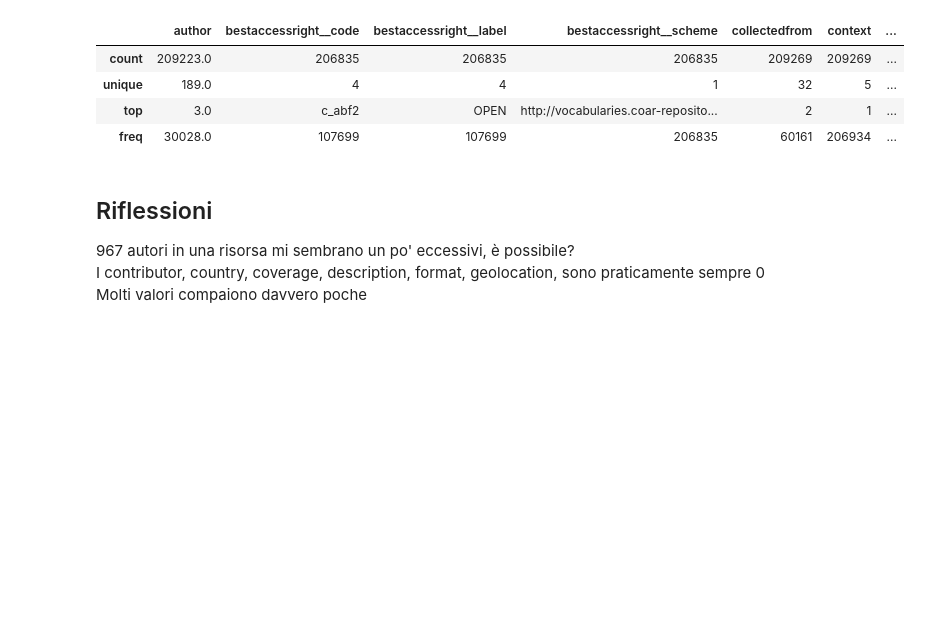
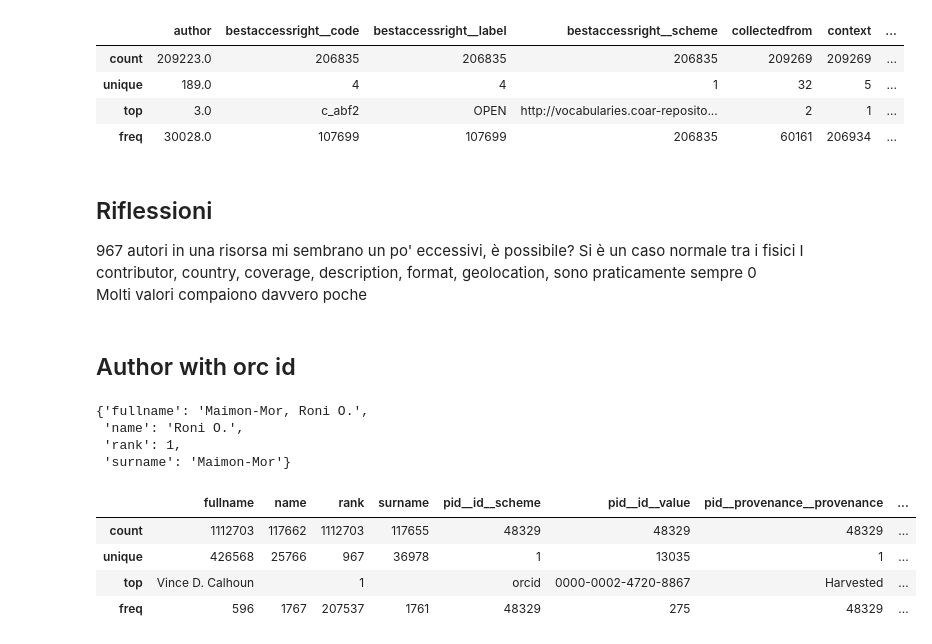
Before and after one commit to minu7/import_aire_to_neo4j, a Jupyter notebook: attribute_analysis.ipynb, the cells around one changed output. Drawn from its saved outputs; the diff is of its cells as text; code cells hidden in the pictures; blank space fills up the shorter version.

```diff
--- a/attribute_analysis.ipynb
+++ b/attribute_analysis.ipynb
@@ -91,6 +91,41 @@ df.astype(object).describe()
 | freq | 30028.0 | 107699 | 107699 | 206835 | 60161 | 206934 | ... |
 # %% [markdown]
 ## Riflessioni
-967 autori in una risorsa mi sembrano un po' eccessivi, è possibile?
+967 autori in una risorsa mi sembrano un po' eccessivi, è possibile? Si è un caso normale tra i fisici
 I contributor, country, coverage, description, format, geolocation,  sono praticamente sempre 0
 Molti valori compaiono davvero poche
+# %% [markdown]
+## Author with orc id
+# %%
+FOLDER = './ni'
+authors = []
+for file in os.listdir(FOLDER):
+
+        if not os.path.isfile(os.path.join(FOLDER, file)) or not file.endswith('.gz'):
+            continue
+
+        with gzip.open(os.path.join(FOLDER, file), 'rb') as f:
+            # each file line contain a resource
+            # variables ending with _n refer with element obtained by Neo4j insert
+            for line in f.readlines():
+                resource = json.loads(line)
+                authors_elem = resource.get('author')
+                if authors_elem:
+                    authors.extend([plain_dict(a) for a in authors_elem])
+# %%
+authors[0]
+# %% [output]
+{'fullname': 'Maimon-Mor, Roni O.',
+ 'name': 'Roni O.',
+ 'rank': 1,
+ 'surname': 'Maimon-Mor'}
+# %%
+authors_df = pd.DataFrame(authors)
+# %%
+authors_df.astype(object).describe() # considerando 48K orchid su forse 426K di authori unici (nomi diversi)
+# %% [output]
+|  | fullname | name | rank | surname | pid__id__scheme | pid__id__value | pid__provenance__provenance | ... |
+| count | 1112703 | 117662 | 1112703 | 117655 | 48329 | 48329 | 48329 | ... |
+| unique | 426568 | 25766 | 967 | 36978 | 1 | 13035 | 1 | ... |
+| top | Vince D. Calhoun |  | 1 |  | orcid | 0000-0002-4720-8867 | Harvested | ... |
+| freq | 596 | 1767 | 207537 | 1761 | 48329 | 275 | 48329 | ... |
```
